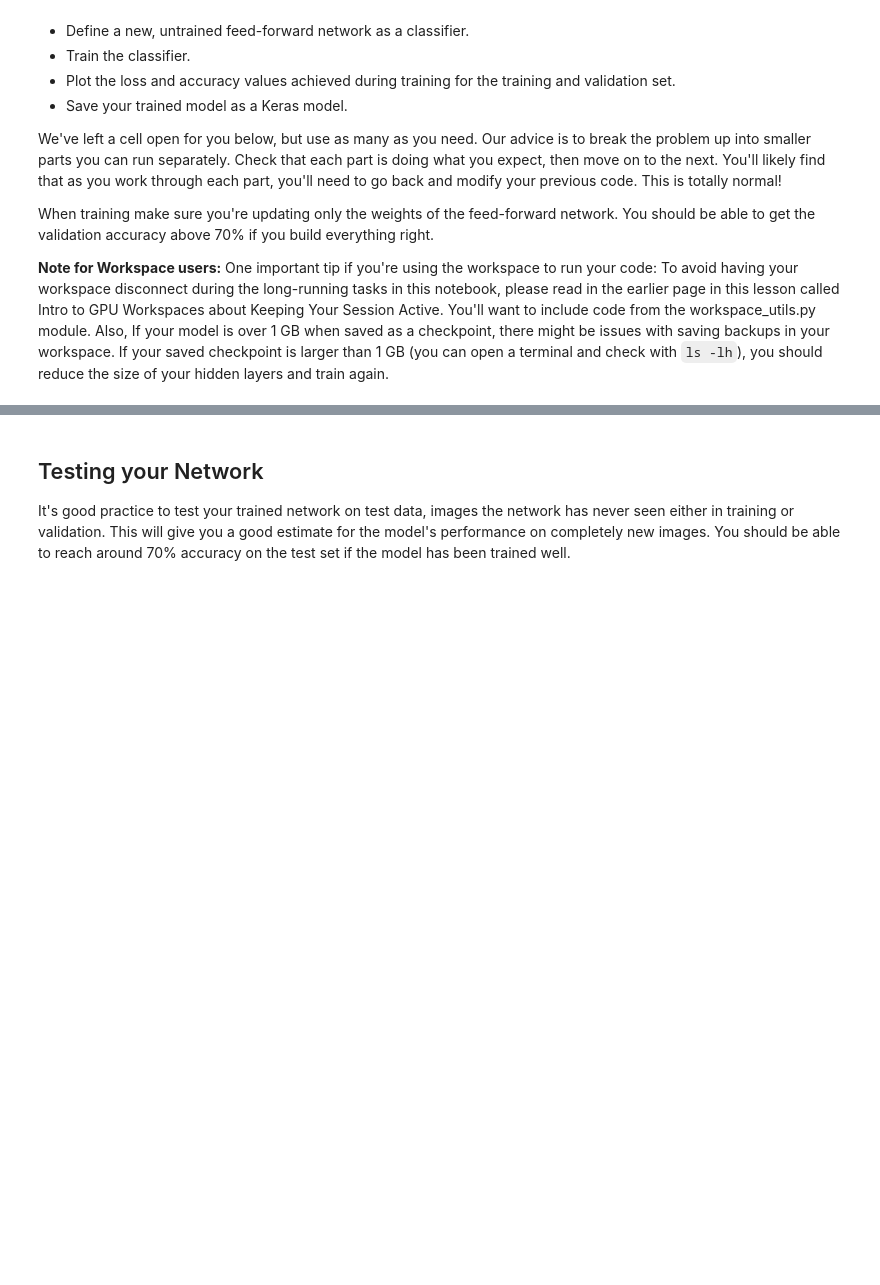
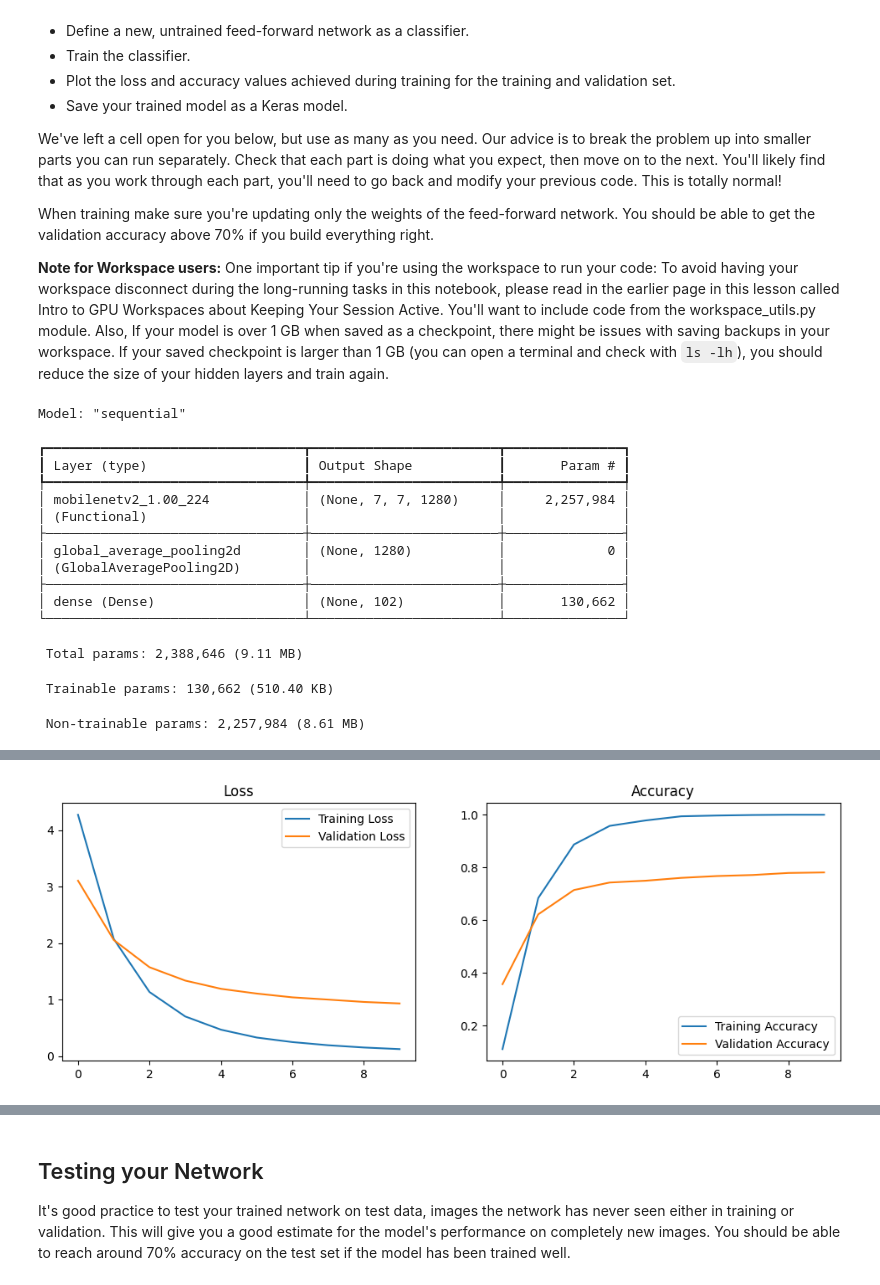
Before and after one commit to basil51/Image-Classifier---Part-2, a Jupyter notebook: Project_Image_Classifier_Project.ipynb, the cells around one changed output, grey strips where cells are left out. Cells and saved outputs as stored; diff of their text form; code cells hidden in the pictures; blank space fills up the shorter version.

```diff
--- a/Project_Image_Classifier_Project.ipynb
+++ b/Project_Image_Classifier_Project.ipynb
@@ -197,0 +199,76 @@ When training make sure you're updating only the weights of the feed-forward net
+# %%
+# TODO: Build and train your network.
+
+# Define the mobilenet_layer function
+def mobilenet_layer():
+    base_model = tf.keras.applications.MobileNetV2(input_shape=(224, 224, 3),
+                                                   include_top=False,
+                                                   weights='imagenet')
+    base_model.trainable = False
+    return base_model
+
+# Create the base model
+base_model = mobilenet_layer()
+
+# Create the model using the Sequential API
+model = models.Sequential([
+    tf.keras.layers.InputLayer(input_shape=(224, 224, 3)),
+    base_model,
+    tf.keras.layers.GlobalAveragePooling2D(),
+    tf.keras.layers.Dense(num_classes, activation='softmax')  # Adjust the number of output classes if needed
+])
+
+# Compile the model
+model.compile(
+    optimizer='adam',
+    loss='sparse_categorical_crossentropy',
+    metrics=['accuracy']
+)
+
+# Summary of the model
+model.summary()
+
+# Train the model
+history = model.fit(
+    train_dataset,
+    validation_data=val_dataset,
+    epochs=10
+)
+
+# Function to plot the training history
+def plot_training_history(history):
+    # Plot the training and validation loss
+    plt.figure(figsize=(12, 4))
+    plt.subplot(1, 2, 1)
+    plt.plot(history.history['loss'], label='Training Loss')
+    plt.plot(history.history['val_loss'], label='Validation Loss')
+    plt.legend()
+    plt.title('Loss')
+
+    # Plot the training and validation accuracy
+    plt.subplot(1, 2, 2)
+    plt.plot(history.history['accuracy'], label='Training Accuracy')
+    plt.plot(history.history['val_accuracy'], label='Validation Accuracy')
+    plt.legend()
+    plt.title('Accuracy')
+
+    plt.show()
+
+# Call the function to plot the training history
+plot_training_history(history)
+# %% [output]
+Model: "sequential"
+┏━━━━━━━━━━━━━━━━━━━━━━━━━━━━━━━━━┳━━━━━━━━━━━━━━━━━━━━━━━━┳━━━━━━━━━━━━━━━┓
+┃ Layer (type)                    ┃ Output Shape           ┃       Param # ┃
+┡━━━━━━━━━━━━━━━━━━━━━━━━━━━━━━━━━╇━━━━━━━━━━━━━━━━━━━━━━━━╇━━━━━━━━━━━━━━━┩
+│ mobilenetv2_1.00_224            │ (None, 7, 7, 1280)     │     2,257,984 │
+│ (Functional)                    │                        │               │
+├─────────────────────────────────┼────────────────────────┼───────────────┤
+│ global_average_pooling2d        │ (None, 1280)           │             0 │
+│ (GlobalAveragePooling2D)        │                        │               │
+├─────────────────────────────────┼────────────────────────┼───────────────┤
+│ dense (Dense)                   │ (None, 102)            │       130,662 │
+└─────────────────────────────────┴────────────────────────┴───────────────┘
+ Total params: 2,388,646 (9.11 MB)
+ Trainable params: 130,662 (510.40 KB)
+ Non-trainable params: 2,257,984 (8.61 MB)
@@ -197,0 +295 @@ When training make sure you're updating only the weights of the feed-forward net
+[figure, added]
```
Also changed, not shown: parts of 24 cells of this notebook, 6 other files.
